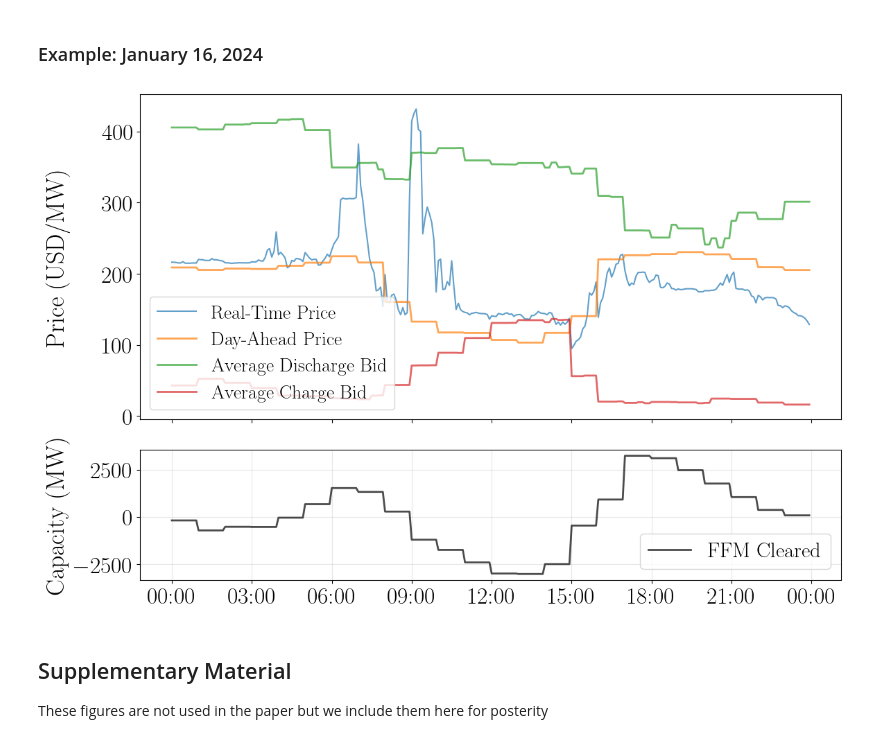
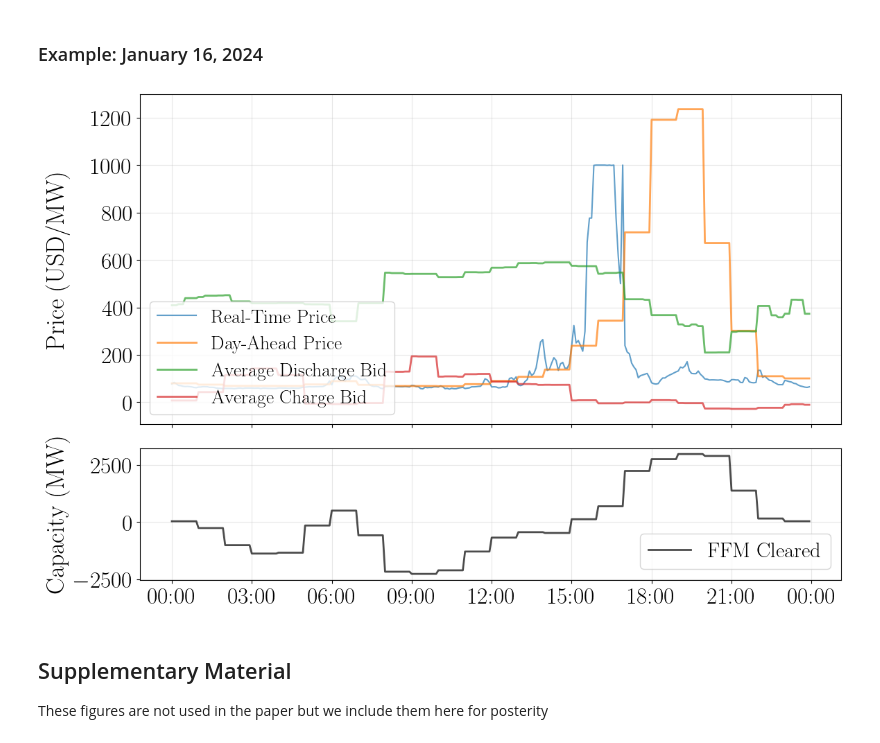
Before and after one commit to nmadev/CAISO-EnergyStorage, a Jupyter notebook: src/CAISO_ES_BID_FINAL_ANALYSIS.ipynb, the cells around one changed output. Saved outputs shown, nothing was run; the diff lists cells and outputs as text; code cells hidden in the pictures.

Commit message:
Updated example date

```diff
--- a/src/CAISO_ES_BID_FINAL_ANALYSIS.ipynb
+++ b/src/CAISO_ES_BID_FINAL_ANALYSIS.ipynb
@@ -1023,38 +1023,38 @@ def plot_prices_for_date(date_str, savefig: bool = False):
     # Add legends
     ax1.legend(loc="lower left", fontsize=20)
 
     # Plot FFM Energy Cleared
     ax2.plot(
         da_day.index,
         da_day.tot_energy_ifm,
-        #     color='orange',
         label="FFM Cleared",
         linewidth=2,
         alpha=0.7,
         color="black",
     )
 
     ax2.set_ylabel("Capacity (MW)", fontsize=26)
     ax2.yaxis.set_label_coords(-0.1, 0.5)  # Align y labels vertically
     ax1.yaxis.set_label_coords(-0.1, 0.5)  # Align y labels vertically
     ax2.tick_params(axis="x", labelsize=24)
     ax2.tick_params(axis="y", labelsize=24)
     ax2.legend(loc="lower right", fontsize=22)
 
     # Format x-axis ticks to show hours
     ax2.xaxis.set_major_formatter(mdates.DateFormatter("%H:%M"))
 
-    plt.grid(True, alpha=0.3)
+    ax1.grid(True, alpha=0.3)
+    ax2.grid(True, alpha=0.3)
     plt.tight_layout()
     if savefig:
-        plt.savefig("./figures/price_spike_early_day.pdf", dpi=100)
+        plt.savefig("./figures/price_spike_example_day.pdf", dpi=100)
     plt.show()
 
 
 # Example usage
-plot_prices_for_date("2024-01-16", True)
+plot_prices_for_date("2023-08-16", True)
 # %% [output]
-[figure, old version]
+[figure, new version]
 # %% [markdown]
 ## Supplementary Material
 
```
Also changed, not shown: parts of 1 cell of this notebook.
